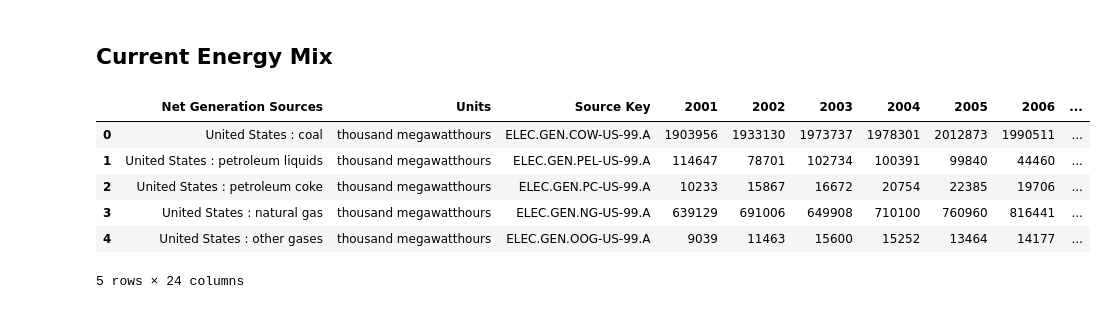
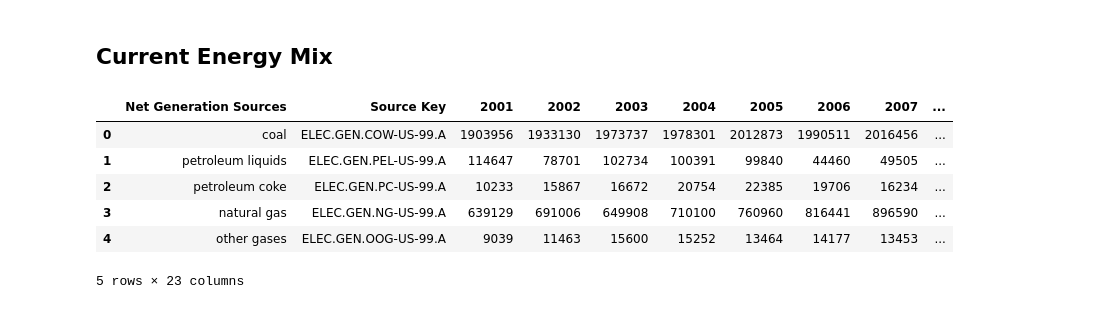
Before and after one commit to AlexandreSeb97/CIV190-Fall22-FinalProject, a Jupyter notebook: analysis_notebook.ipynb, the cells around one changed output. Drawn from its saved outputs; the diff is of its cells as text; code cells hidden in the pictures.

```diff
--- a/analysis_notebook.ipynb
+++ b/analysis_notebook.ipynb
@@ -102,21 +102,25 @@ fig.show()
 # %%
 # Importing Net generation data
 
 netgen_df = pd.read_csv(net_generation_file)
 # Cleaning unneeded rows and columns
 netgen_df = netgen_df.drop(index=[0,1,2,3,4,5,6])
 a = np.array(['Net Generation Sources', 'Units', 'Source Key'])
 b = np.arange(2001, 2022)
 columns = np.append(a, b)
 netgen_df.columns = columns
 netgen_df = netgen_df.reset_index()
-netgen_df = netgen_df.drop(columns='index')
+netgen_df = netgen_df.drop(columns=['index', 'Units'])
+netgen_df = netgen_df.fillna(0)
+
+netgen_df['Net Generation Sources'] = netgen_df['Net Generation Sources'].str.replace(r'United States : ', '', regex=True)
+
 netgen_df.head()
 # %% [output]
-|  | Net Generation Sources | Units | Source Key | 2001 | 2002 | 2003 | 2004 | 2005 | 2006 | ... |
-| 0 | United States : coal | thousand megawatthours | ELEC.GEN.COW-US-99.A | 1903956 | 1933130 | 1973737 | 1978301 | 2012873 | 1990511 | ... |
-| 1 | United States : petroleum liquids | thousand megawatthours | ELEC.GEN.PEL-US-99.A | 114647 | 78701 | 102734 | 100391 | 99840 | 44460 | ... |
-| 2 | United States : petroleum coke | thousand megawatthours | ELEC.GEN.PC-US-99.A | 10233 | 15867 | 16672 | 20754 | 22385 | 19706 | ... |
-| 3 | United States : natural gas | thousand megawatthours | ELEC.GEN.NG-US-99.A | 639129 | 691006 | 649908 | 710100 | 760960 | 816441 | ... |
-| 4 | United States : other gases | thousand megawatthours | ELEC.GEN.OOG-US-99.A | 9039 | 11463 | 15600 | 15252 | 13464 | 14177 | ... |
+|  | Net Generation Sources | Source Key | 2001 | 2002 | 2003 | 2004 | 2005 | 2006 | 2007 | ... |
+| 0 | coal | ELEC.GEN.COW-US-99.A | 1903956 | 1933130 | 1973737 | 1978301 | 2012873 | 1990511 | 2016456 | ... |
+| 1 | petroleum liquids | ELEC.GEN.PEL-US-99.A | 114647 | 78701 | 102734 | 100391 | 99840 | 44460 | 49505 | ... |
+| 2 | petroleum coke | ELEC.GEN.PC-US-99.A | 10233 | 15867 | 16672 | 20754 | 22385 | 19706 | 16234 | ... |
+| 3 | natural gas | ELEC.GEN.NG-US-99.A | 639129 | 691006 | 649908 | 710100 | 760960 | 816441 | 896590 | ... |
+| 4 | other gases | ELEC.GEN.OOG-US-99.A | 9039 | 11463 | 15600 | 15252 | 13464 | 14177 | 13453 | ... |
-5 rows × 24 columns
+5 rows × 23 columns
```
Also changed, not shown: parts of 3 cells of this notebook.
